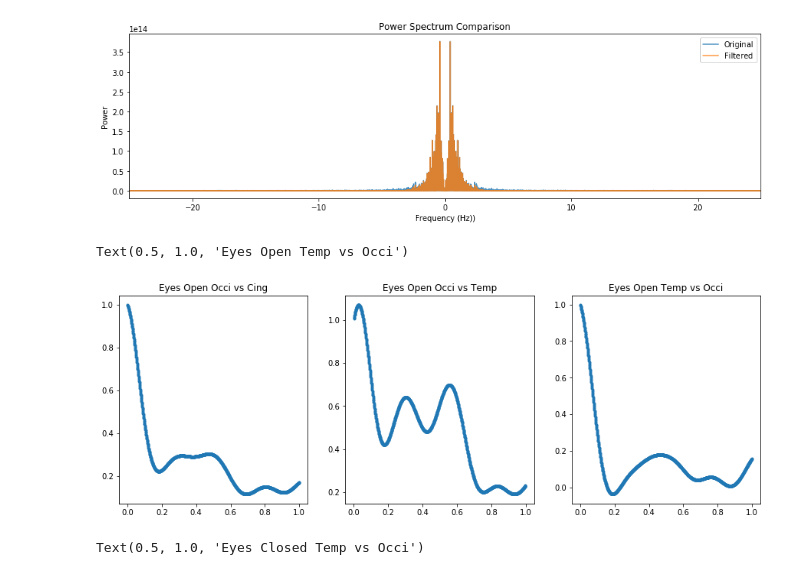
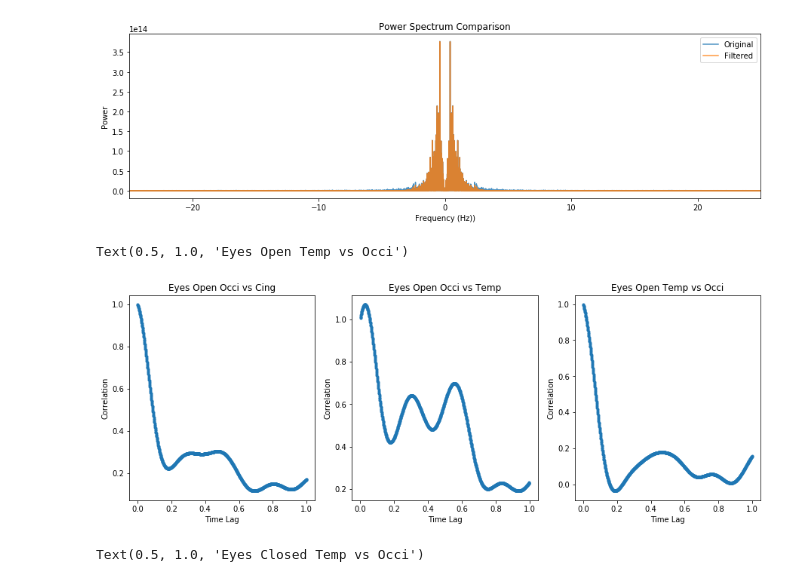
Before and after one commit to ajkeamy/Monkey_Analysis, a Jupyter notebook: Final_Project.ipynb, the cells around one changed output. Cells and saved outputs as stored; diff of their text form; code cells hidden in the pictures.

```diff
--- a/Final_Project.ipynb
+++ b/Final_Project.ipynb
@@ -330,28 +330,31 @@ Anesthesized: 0.9552351307669186
 # %%
 def xcorr(data1, data2, maxlag=100, zero_center=False):
     acf = np.zeros(maxlag)
     acf[0] = np.correlate(data1,data2)
     for lag in range(1,maxlag):
         acf[lag] = np.correlate(data1[:-lag],data2[lag:])
     acf /= acf[0]
     if zero_center: acf[0]=np.nan
     return acf
 
 plt.figure(figsize=(15,5))
 maxlag=int(fs)
 t_ac = np.arange(0,maxlag/fs,1/fs)
 plt.subplot(1,3,1)
 plt.plot(t_ac, xcorr(hil_openo.real,hil_openc.real, maxlag, True), '.')
+plt.ylabel("Correlation");plt.xlabel("Time Lag")
 plt.title('Eyes Open Occi vs Cing')
 plt.subplot(1,3,2)
 plt.plot(t_ac, xcorr(hil_openc.real, hil_opent.real, maxlag, True), '.')
+plt.ylabel("Correlation");plt.xlabel("Time Lag")
 plt.title('Eyes Open Occi vs Temp')
 plt.subplot(1,3,3)
 plt.plot(t_ac, xcorr(hil_opent.real, hil_openo.real, maxlag, True), '.')
+plt.ylabel("Correlation");plt.xlabel("Time Lag")
 plt.title('Eyes Open Temp vs Occi')
 # %% [output]
 Text(0.5, 1.0, 'Eyes Open Temp vs Occi')
-[figure, old version]
+[figure, new version]
 # %%
 plt.figure(figsize=(15,5))
 plt.subplot(1,3,1)
```
Also changed, not shown: parts of 5 cells of this notebook.
